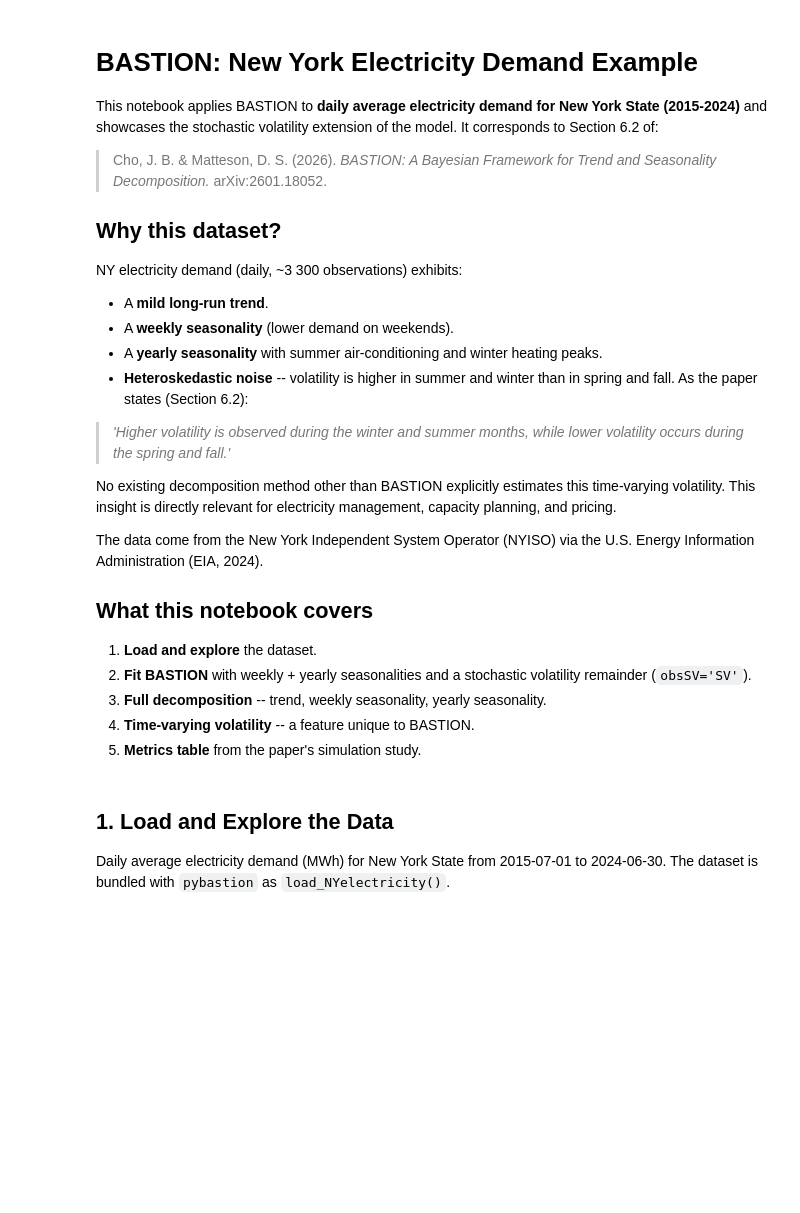
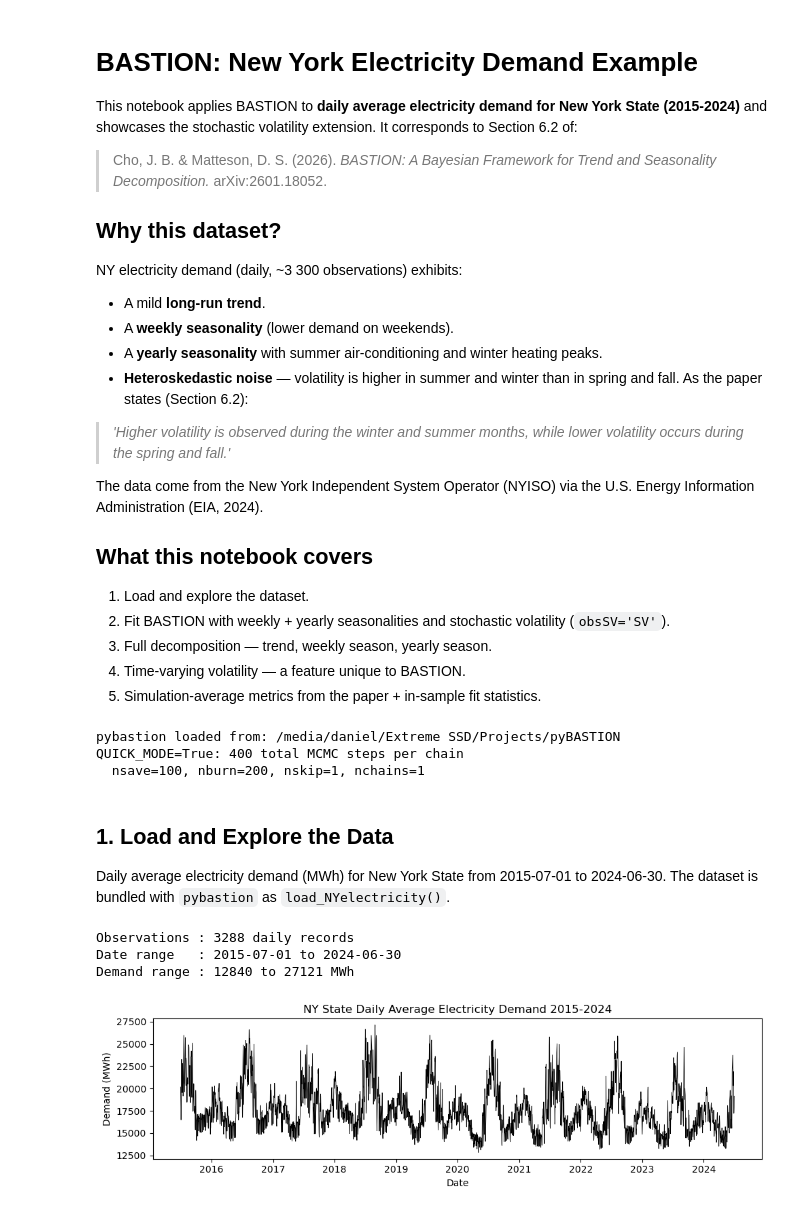
Before and after one commit to danielandresarcones/pyBASTION, a Jupyter notebook: notebooks/example_electricity.ipynb, the cells around one changed output. Saved outputs shown, nothing was run; the diff lists cells and outputs as text; code cells hidden in the pictures; blank space fills up the shorter version.

```diff
--- a/notebooks/example_electricity.ipynb
+++ b/notebooks/example_electricity.ipynb
@@ -1,31 +1,29 @@
 # %% [markdown]
 # BASTION: New York Electricity Demand Example
 
-This notebook applies BASTION to **daily average electricity demand for New York State (2015-2024)** and showcases the stochastic volatility extension of the model.  It corresponds to Section 6.2 of:
+This notebook applies BASTION to **daily average electricity demand for New York State (2015-2024)** and showcases the stochastic volatility extension.  It corresponds to Section 6.2 of:
 
 > Cho, J. B. & Matteson, D. S. (2026). *BASTION: A Bayesian Framework for Trend and Seasonality Decomposition.* arXiv:2601.18052.
 
 ## Why this dataset?
 
 NY electricity demand (daily, ~3 300 observations) exhibits:
-- A **mild long-run trend**.
+- A mild **long-run trend**.
 - A **weekly seasonality** (lower demand on weekends).
 - A **yearly seasonality** with summer air-conditioning and winter heating peaks.
-- **Heteroskedastic noise** -- volatility is higher in summer and winter than in spring and fall.  As the paper states (Section 6.2):
+- **Heteroskedastic noise** — volatility is higher in summer and winter than in spring and fall.  As the paper states (Section 6.2):
 
 > *'Higher volatility is observed during the winter and summer months, while lower volatility occurs during the spring and fall.'*
-
-No existing decomposition method other than BASTION explicitly estimates this time-varying volatility.  This insight is directly relevant for electricity management, capacity planning, and pricing.
 
 The data come from the New York Independent System Operator (NYISO) via the U.S. Energy Information Administration (EIA, 2024).
 
 ## What this notebook covers
 
-1. **Load and explore** the dataset.
-2. **Fit BASTION** with weekly + yearly seasonalities and a stochastic volatility remainder (`obsSV='SV'`).
-3. **Full decomposition** -- trend, weekly seasonality, yearly seasonality.
-4. **Time-varying volatility** -- a feature unique to BASTION.
-5. **Metrics table** from the paper's simulation study.
+1. Load and explore the dataset.
+2. Fit BASTION with weekly + yearly seasonalities and stochastic volatility (`obsSV='SV'`).
+3. Full decomposition — trend, weekly season, yearly season.
+4. Time-varying volatility — a feature unique to BASTION.
+5. Simulation-average metrics from the paper + in-sample fit statistics.
 # %%
 import os, sys, warnings
 import matplotlib.dates as mdates
@@ -42,27 +40,50 @@ sys.path.insert(0, PROJECT_DIR)
 from pybastion import fit_BASTION
 from pybastion.datasets import load_NYelectricity
 
+# ── QUICK_MODE ──────────────────────────────────────────────────────
+# True  → short MCMC chain, runs in ~15-30 min (suitable for a quick demo).
+# False → full MCMC chain, runs in ~3-6 hours.
+QUICK_MODE = True
+
+if QUICK_MODE:
+    nsave, nburn, nskip, nchains = 100, 200, 1, 1
+else:
+    nsave, nburn, nskip, nchains = 5000, 5000, 4, 1
+
+nstot = nburn + (nskip + 1) * nsave
 print(f'pybastion loaded from: {PROJECT_DIR}')
+print(f'QUICK_MODE={QUICK_MODE}: {nstot} total MCMC steps per chain')
+print(f'  nsave={nsave}, nburn={nburn}, nskip={nskip}, nchains={nchains}')
+# %% [output]
+pybastion loaded from: /media/daniel/Extreme SSD/Projects/pyBASTION
+QUICK_MODE=True: 400 total MCMC steps per chain
+  nsave=100, nburn=200, nskip=1, nchains=1
 # %% [markdown]
 ## 1. Load and Explore the Data
 
 Daily average electricity demand (MWh) for New York State from 2015-07-01 to 2024-06-30.  The dataset is bundled with `pybastion` as `load_NYelectricity()`.
 # %%
-_raw = load_NYelectricity()
-elec = _raw.rename(columns={'Date': 'date', 'Demand': 'demand'}).copy()
+_raw  = load_NYelectricity()
+# Raw columns are 'Data.Date' (datetime) and 'Demand..MW.' (float)
+elec  = _raw.rename(columns={'Data.Date': 'date', 'Demand..MW.': 'demand'}).copy()
 elec['date'] = pd.to_datetime(elec['date'])
 print(f'Observations : {len(elec)} daily records')
 print(f'Date range   : {elec["date"].min().date()} to {elec["date"].max().date()}')
 print(f'Demand range : {elec["demand"].min():.0f} to {elec["demand"].max():.0f} MWh')
 
 fig, ax = plt.subplots(figsize=(10, 3))
 ax.plot(elec['date'], elec['demand'], linewidth=0.6, color='black')
 ax.set_xlabel('Date'); ax.set_ylabel('Demand (MWh)')
 ax.set_title('NY State Daily Average Electricity Demand 2015-2024')
 ax.xaxis.set_major_locator(mdates.YearLocator())
 ax.xaxis.set_major_formatter(mdates.DateFormatter('%Y'))
 fig.tight_layout()
 plt.show()
+# %% [output]
+Observations : 3288 daily records
+Date range   : 2015-07-01 to 2024-06-30
+Demand range : 12840 to 27121 MWh
+[figure, added]
 # %% [markdown]
 ## 2. Fit BASTION with Stochastic Volatility
 
```
Also changed, not shown: parts of 9 cells of this notebook, 2 other files.
